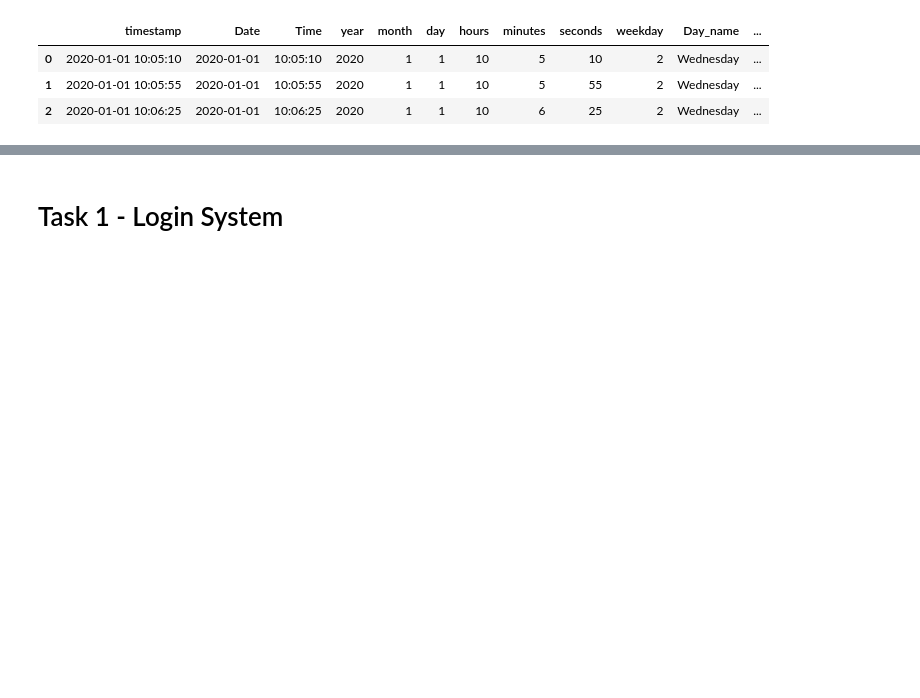
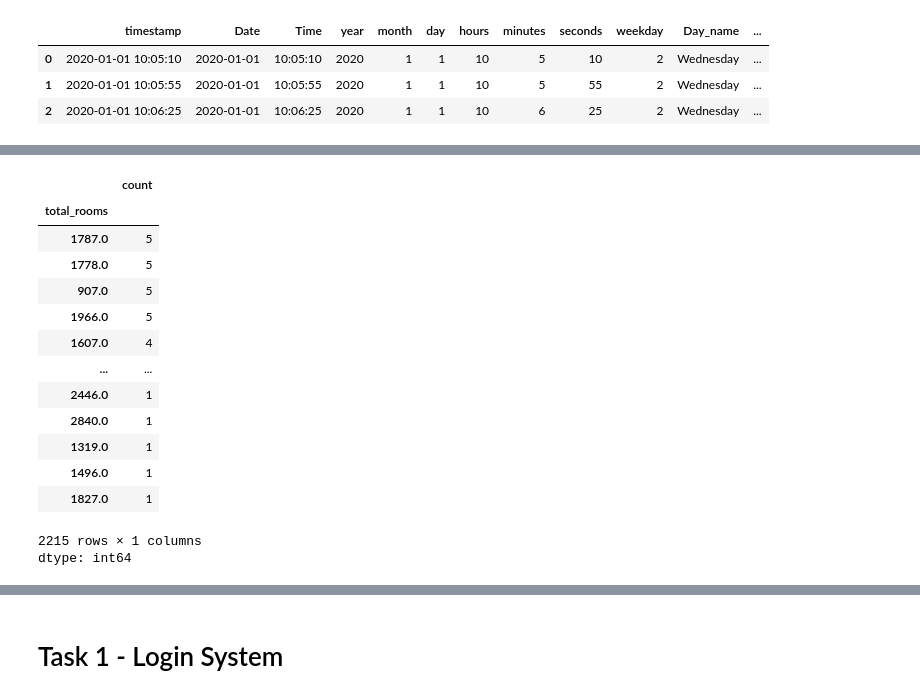
Before and after one commit to AhammedKabeer434/data_1, a Jupyter notebook: Data_Science.ipynb, the cells around one changed output, grey strips where cells are left out. Drawn from its saved outputs; the diff is of its cells as text; code cells hidden in the pictures; blank space fills up the shorter version.

```diff
--- a/Data_Science.ipynb
+++ b/Data_Science.ipynb
@@ -2458,0 +2523,18 @@ df_t
+# %%
+df['total_rooms'].value_counts()
+# %% [output]
+|  | count |
+| total_rooms |  |
+| 1787.0 | 5 |
+| 1778.0 | 5 |
+| 907.0 | 5 |
+| 1966.0 | 5 |
+| 1607.0 | 4 |
+| ... | ... |
+| 2446.0 | 1 |
+| 2840.0 | 1 |
+| 1319.0 | 1 |
+| 1496.0 | 1 |
+| 1827.0 | 1 |
+2215 rows × 1 columns
+dtype: int64
```
Also changed, not shown: parts of 29 cells of this notebook.
